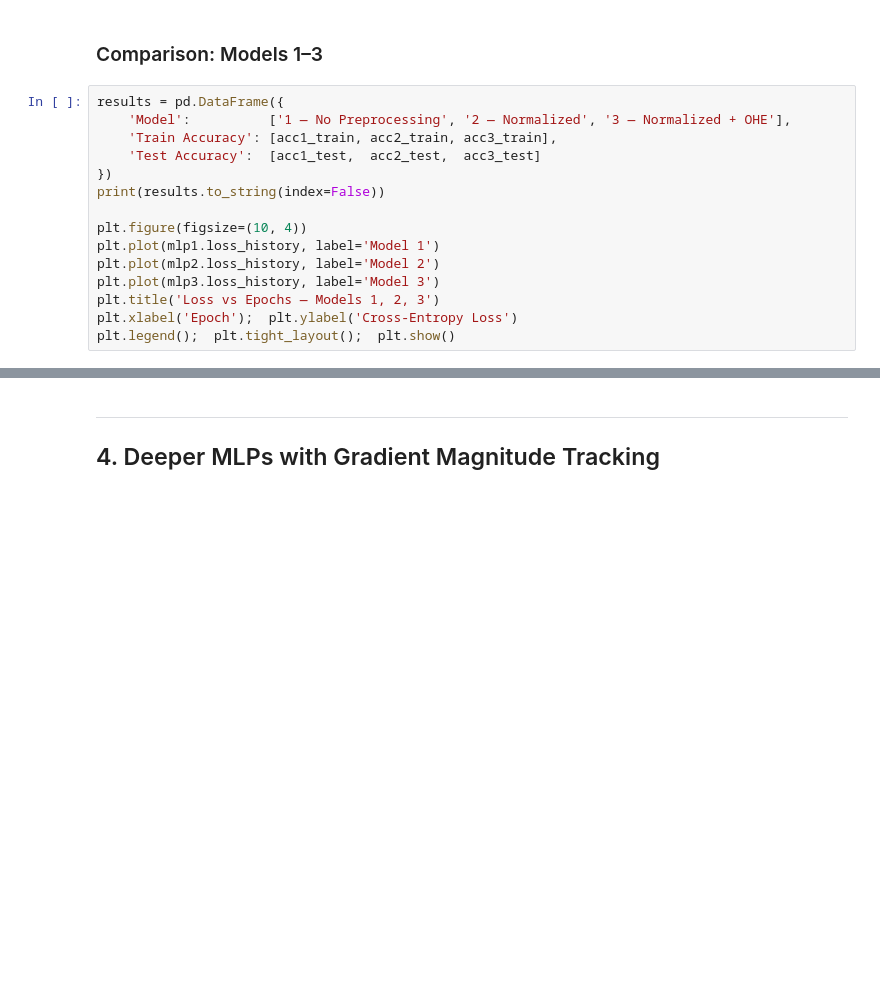
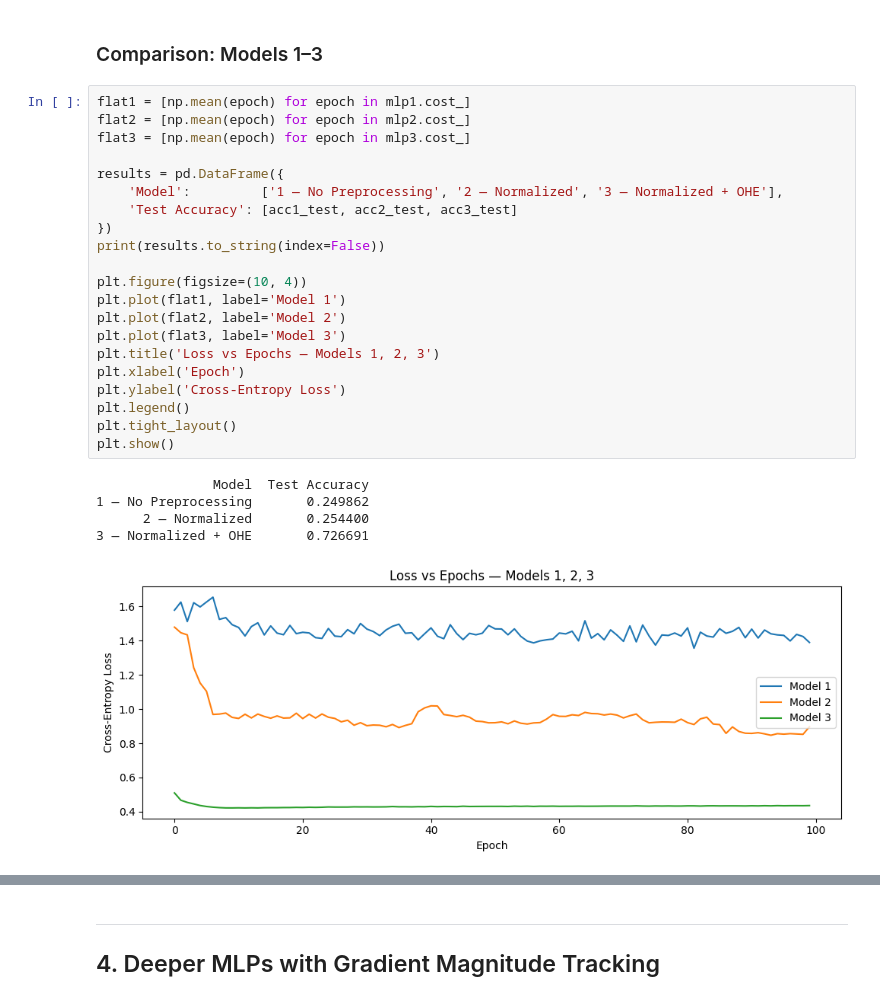
Before and after one commit to Jadonsw123/MachineLearning2026Lab4, a Jupyter notebook: lab4_mlp.ipynb, the cells around one changed output, grey strips where cells are left out. Saved outputs shown, nothing was run; the diff lists cells and outputs as text; blank space fills up the shorter version.

```diff
--- a/lab4_mlp.ipynb
+++ b/lab4_mlp.ipynb
@@ -337,20 +543,32 @@ plt.tight_layout();  plt.show()
 # %% [markdown]
 ### Comparison: Models 1–3
 # %%
+flat1 = [np.mean(epoch) for epoch in mlp1.cost_]
+flat2 = [np.mean(epoch) for epoch in mlp2.cost_]
+flat3 = [np.mean(epoch) for epoch in mlp3.cost_]
+
 results = pd.DataFrame({
-    'Model':          ['1 — No Preprocessing', '2 — Normalized', '3 — Normalized + OHE'],
-    'Train Accuracy': [acc1_train, acc2_train, acc3_train],
-    'Test Accuracy':  [acc1_test,  acc2_test,  acc3_test]
+    'Model':         ['1 — No Preprocessing', '2 — Normalized', '3 — Normalized + OHE'],
+    'Test Accuracy': [acc1_test, acc2_test, acc3_test]
 })
 print(results.to_string(index=False))
 
 plt.figure(figsize=(10, 4))
-plt.plot(mlp1.loss_history, label='Model 1')
-plt.plot(mlp2.loss_history, label='Model 2')
-plt.plot(mlp3.loss_history, label='Model 3')
+plt.plot(flat1, label='Model 1')
+plt.plot(flat2, label='Model 2')
+plt.plot(flat3, label='Model 3')
 plt.title('Loss vs Epochs — Models 1, 2, 3')
-plt.xlabel('Epoch');  plt.ylabel('Cross-Entropy Loss')
-plt.legend();  plt.tight_layout();  plt.show()
+plt.xlabel('Epoch')
+plt.ylabel('Cross-Entropy Loss')
+plt.legend()
+plt.tight_layout()
+plt.show()
+# %% [output]
+               Model  Test Accuracy
+1 — No Preprocessing       0.249862
+      2 — Normalized       0.254400
+3 — Normalized + OHE       0.726691
+[figure, added]
 # %% [markdown]
 ### Discussion — Comparing Models 1, 2, and 3
 
```
Also changed, not shown: parts of 22 cells of this notebook.
